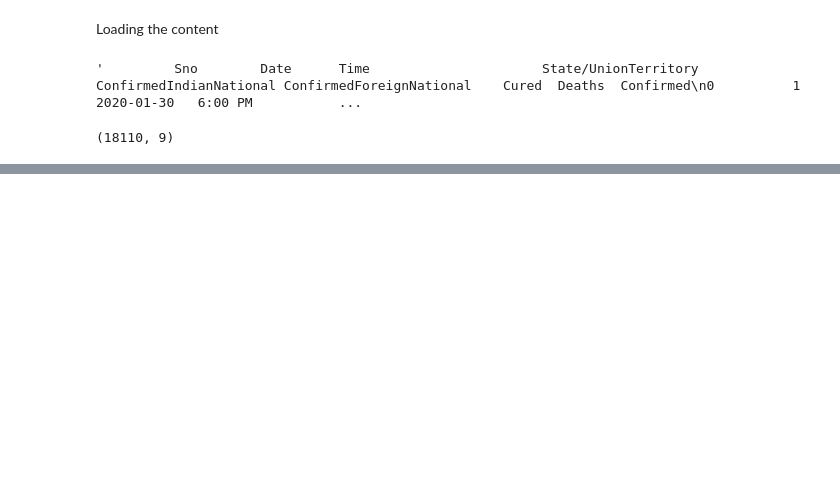
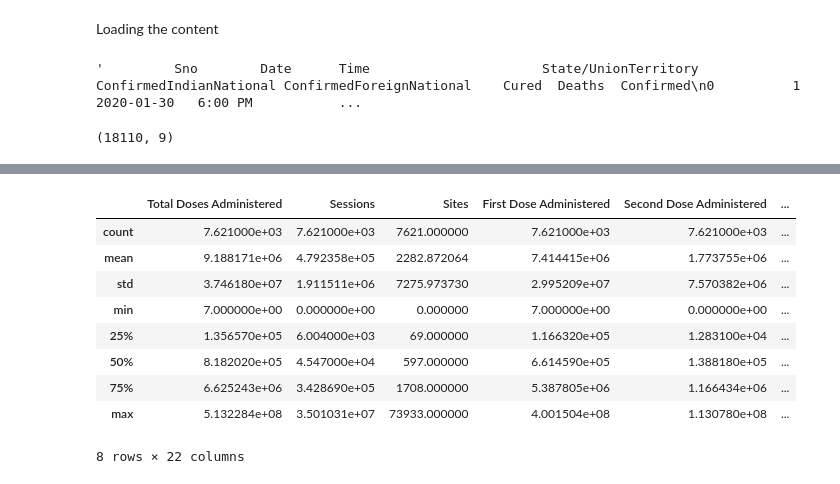
Before and after one commit to Imrkraghu/Rohit_AI_ML, a Jupyter notebook: Rohit_AI_ML/documents/Example of data analysis applied to real-world industrial problems/covid.ipynb, the cells around one changed output, grey strips where cells are left out. Cells and saved outputs as stored; diff of their text form; code cells hidden in the pictures; blank space fills up the shorter version.

```diff
--- a/Rohit_AI_ML/documents/Example of data analysis applied to real-world industrial problems/covid.ipynb
+++ b/Rohit_AI_ML/documents/Example of data analysis applied to real-world industrial problems/covid.ipynb
@@ -18,0 +107,13 @@ covidfile.shape
+# %%
+vaccinefile.describe()
+# %% [output]
+|  | Total Doses Administered | Sessions | Sites | First Dose Administered | Second Dose Administered | ... |
+| count | 7.621000e+03 | 7.621000e+03 | 7621.000000 | 7.621000e+03 | 7.621000e+03 | ... |
+| mean | 9.188171e+06 | 4.792358e+05 | 2282.872064 | 7.414415e+06 | 1.773755e+06 | ... |
+| std | 3.746180e+07 | 1.911511e+06 | 7275.973730 | 2.995209e+07 | 7.570382e+06 | ... |
+| min | 7.000000e+00 | 0.000000e+00 | 0.000000 | 7.000000e+00 | 0.000000e+00 | ... |
+| 25% | 1.356570e+05 | 6.004000e+03 | 69.000000 | 1.166320e+05 | 1.283100e+04 | ... |
+| 50% | 8.182020e+05 | 4.547000e+04 | 597.000000 | 6.614590e+05 | 1.388180e+05 | ... |
+| 75% | 6.625243e+06 | 3.428690e+05 | 1708.000000 | 5.387805e+06 | 1.166434e+06 | ... |
+| max | 5.132284e+08 | 3.501031e+07 | 73933.000000 | 4.001504e+08 | 1.130780e+08 | ... |
+8 rows × 22 columns
```
Also changed, not shown: parts of 8 cells of this notebook.
